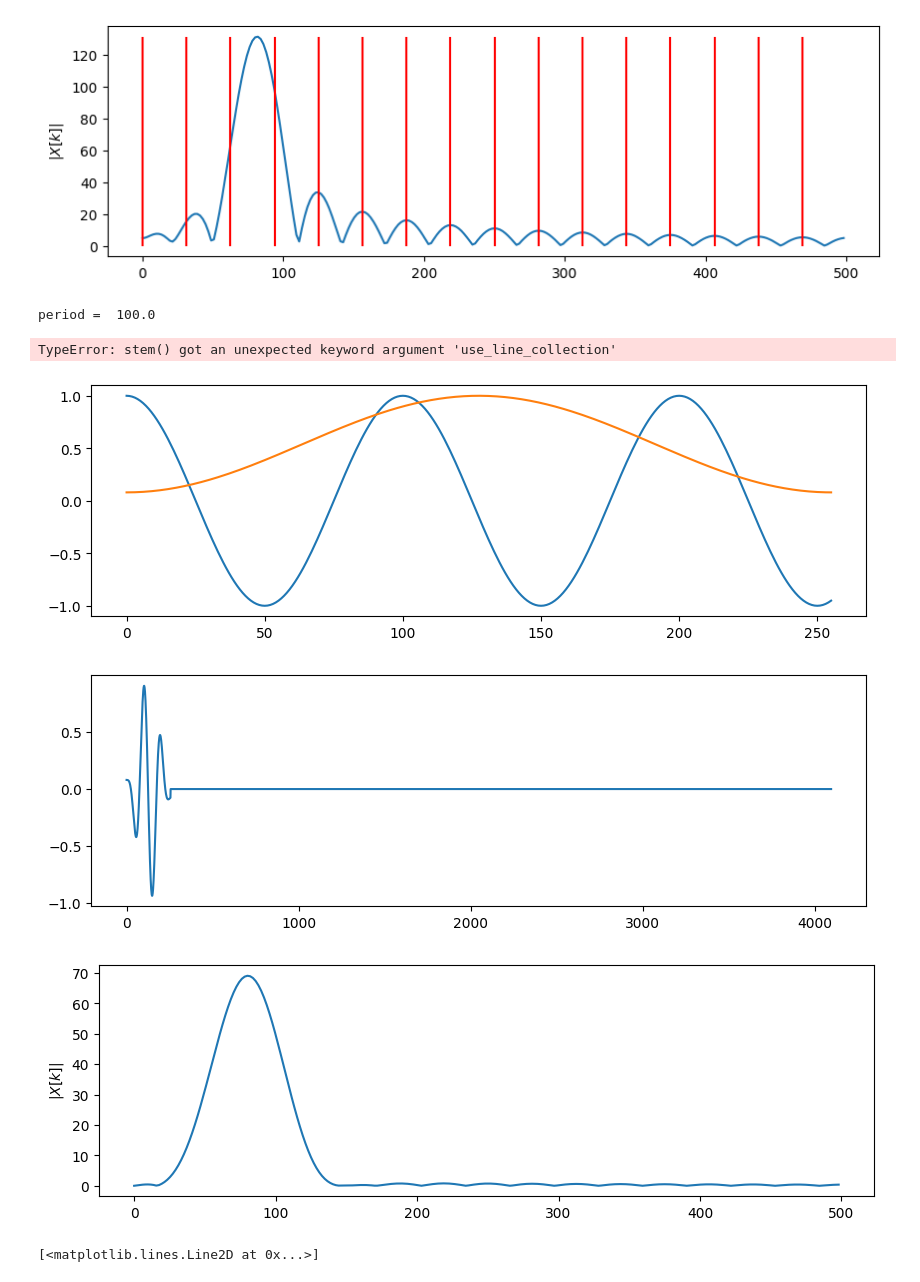
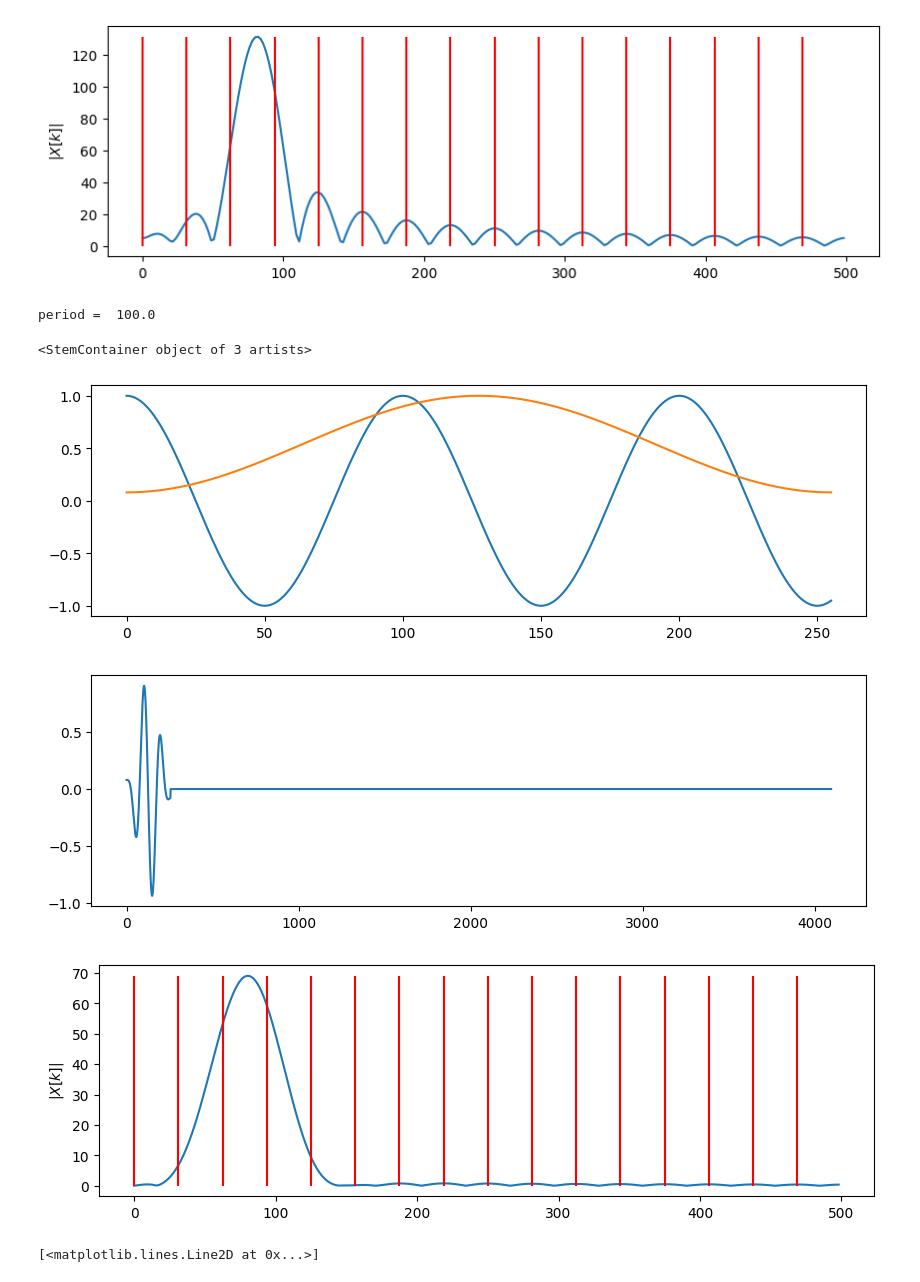
Before and after one commit to Katzoun/ISS-course, a Jupyter notebook: 03_spectral_analysis_2/03_spectral_2.ipynb, the cells around one changed output. Saved outputs shown, nothing was run; the diff lists cells and outputs as text; code cells hidden in the pictures.

```diff
--- a/03_spectral_analysis_2/03_spectral_2.ipynb
+++ b/03_spectral_analysis_2/03_spectral_2.ipynb
@@ -223,3 +244,24 @@ period =  100.0
 Text(0, 0.5, 'arg $X[k]$')
 [figure]
 [figure]
+# %%
+# >>>>>>>>>>>>>>>>> #dft_of_generalcos <<<<<<<<<<<<<<<<<<<<<<<<<
+Fs = 16000
+t= 10
+f = 450
+n = np.arange(0,Fs*t)
+x = np.cos(2 * np.pi *f/Fs * n)
+print(len(n))
+print(len(x)) # zero phase for simplicity
+plt.figure(figsize=(10,3))
+plt.plot(n[0:500],x[0:500])
+
+
+# X = np.fft.fft(x)
+# plt.figure(figsize=(10,3))
+# plt.plot(n,x)
+# _, ax = plt.subplots(2,1, figsize=(10,6))
+# ax[0].stem(f,np.abs(X[kall]),basefmt=" ")
+# ax[0].set_ylabel('$|X[k]|$')
+# ax[1].plot(f,np.angle(X[kall]))
+# ax[1].set_ylabel('arg $X[k]$')
@@ -287,30 +334,30 @@ period =  100.0
 # %%
 # >>>>>>>>>>>>>>>>> #dft_of_generalcos_Hamming <<<<<<<<<<<<<<<<<<<<<<<<<
 normfreq = 0.01
 print("period = ", 1 / normfreq)
 x = np.cos(2 * np.pi * normfreq * n) # zero phase for simplicity
 w = np.hamming(N)
 xw = x * w
 xpad = np.pad(xw, (0, Nfft - N), 'constant', constant_values=0)
 plt.figure(figsize=(10,3))
 plt.plot(x)
 plt.plot(w)
 plt.figure(figsize=(10,3))
 plt.plot(xpad)
 Xpad = np.fft.fft(xpad)
 klimited = np.arange(0,int(Flimit/Fs*Nfft))    # wants 0...500 Hz, this is 256 / 16 * 16 = again 256
 flimited = klimited / Nfft * Fs
 foriginal = f[f < Flimit]
 plt.figure(figsize=(10,3))
 plt.plot(flimited,np.abs(Xpad[klimited]))
 plt.gca().set_ylabel('$|X[k]|$')
-plt.stem(foriginal,np.ones(np.size(foriginal))*np.max(np.abs(Xpad[klimited])),basefmt=" ",use_line_collection="false",linefmt="r-",markerfmt=" ")
+plt.stem(foriginal,np.ones(np.size(foriginal))*np.max(np.abs(Xpad[klimited])),basefmt=" ",linefmt="r-",markerfmt=" ")
 # %% [output]
 period =  100.0
-TypeError: stem() got an unexpected keyword argument 'use_line_collection'
+<StemContainer object of 3 artists>
 [figure]
 [figure]
-[figure, old version]
+[figure, new version]
 # %%
 # >>>>>>>>>>>>>>>>> #dft_pulsetrain <<<<<<<<<<<<<<<<<<<<<<<<<
 N = 256
```
Also changed, not shown: parts of 8 cells of this notebook, 3 other files.
